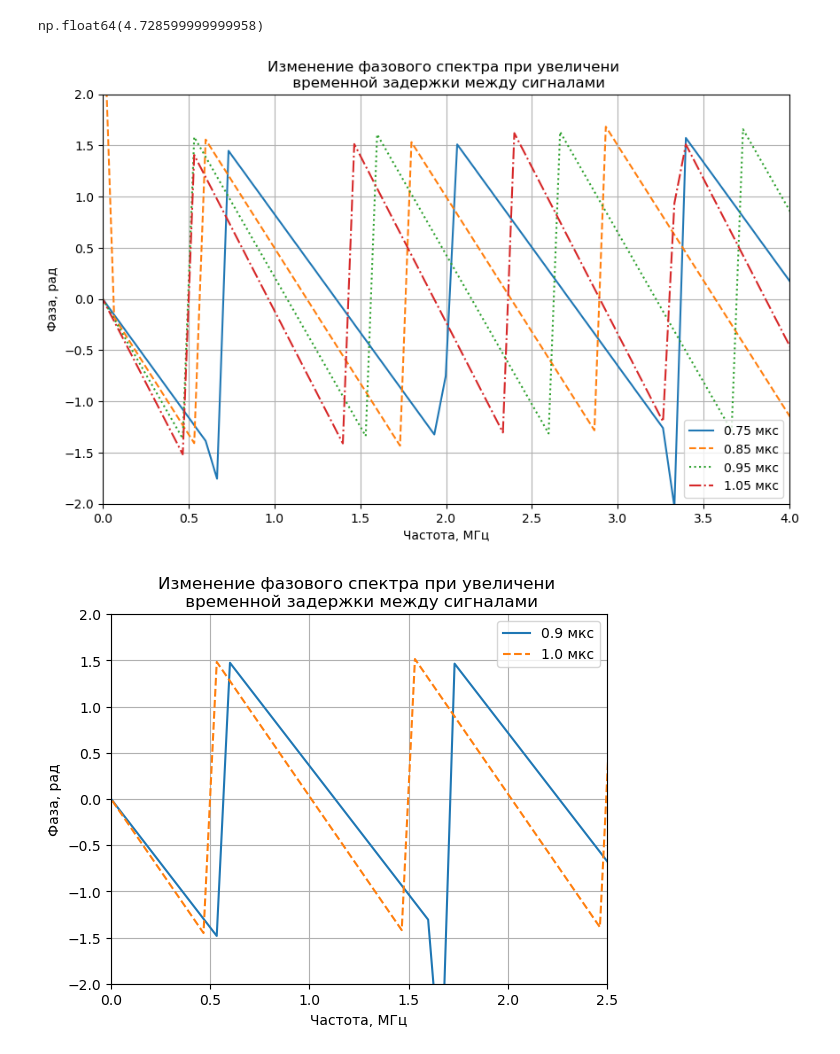
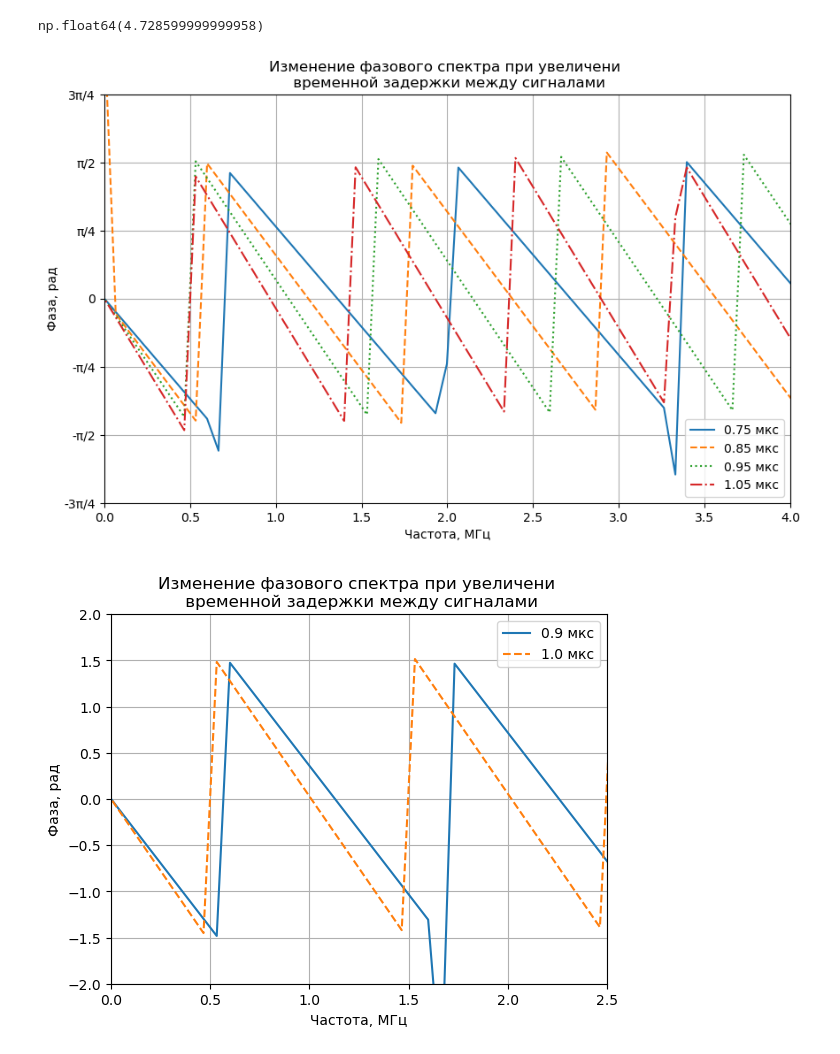
Before and after one commit to yarstek1/image_scan_gui, a Jupyter notebook: test.ipynb, the cells around one changed output. Cells and saved outputs as stored; diff of their text form; code cells hidden in the pictures.

```diff
--- a/test.ipynb
+++ b/test.ipynb
@@ -35,18 +35,19 @@ np.float64(4.728599999999958)
 # %%
 plt.figure(figsize = (10,6))
 plt.plot(spect_1.Частота, spect_1.Фаза, label = "0.75 мкс", linestyle = '-')
 plt.plot(spect_1.Частота, spect_2.Фаза, label = "0.85 мкс", linestyle = '--')
 plt.plot(spect_1.Частота, spect_5.Фаза, label = "0.95 мкс", linestyle = 'dotted')
 plt.plot(spect_1.Частота, spect_6.Фаза, label = "1.05 мкс", linestyle = 'dashdot')
 plt.title("Изменение фазового спектра при увеличени \n временной задержки между сигналами")
 plt.xlim(0,4)
 plt.xlabel("Частота, МГц")
 plt.ylim(-2,2)
+plt.yticks(ticks = [-np.pi * 3 / 4, -np.pi /2, -np.pi /4, 0, np.pi / 4, np.pi / 2,3 * np.pi /4], labels = ['-3π/4', '-π/2', '-π/4', '0', 'π/4', 'π/2', '3π/4'])
 plt.ylabel("Фаза, рад")
 plt.legend()
 plt.grid()
 # %% [output]
-[figure, old version]
+[figure, new version]
 # %%
 spect_3 = pd.read_csv("spectrum_new_09.csv", sep = ";")
 spect_4 = pd.read_csv("spectrum_new_10.csv", sep = ";")
```
Also changed, not shown: parts of 2 cells of this notebook, 2 other files.
